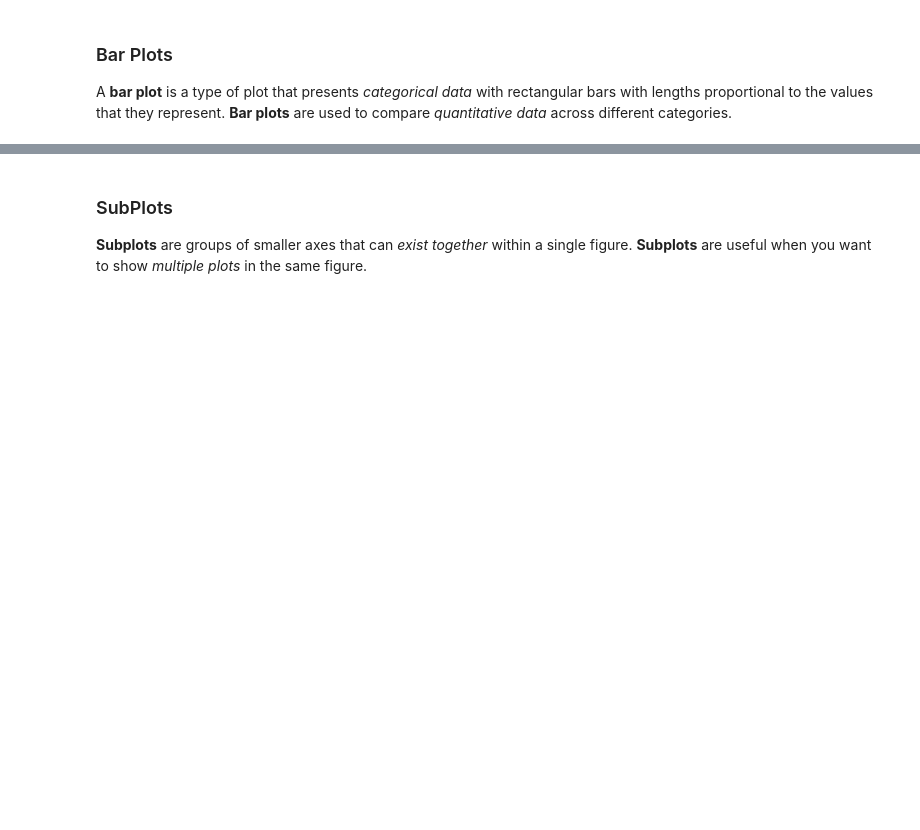
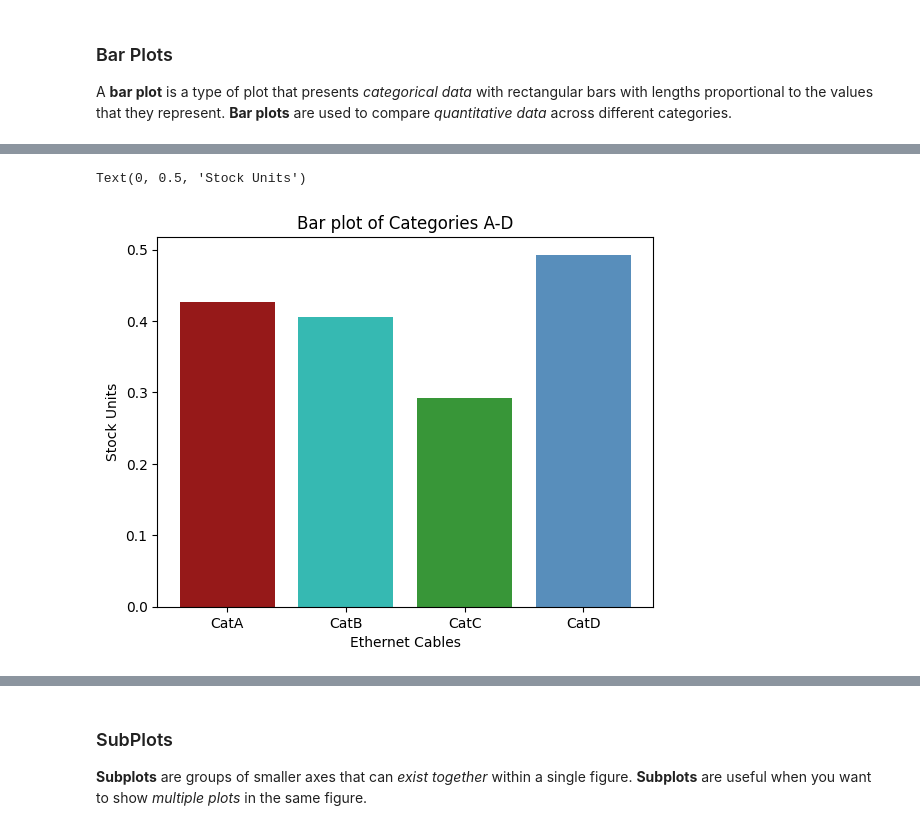
Before and after one commit to NicoG2023/Data_Science_Introduction, a Jupyter notebook: Classes/Matplotlib-Seaborn.ipynb, the cells around one changed output, grey strips where cells are left out. Cells and saved outputs as stored; diff of their text form; code cells hidden in the pictures; blank space fills up the shorter version.

```diff
--- a/Classes/Matplotlib-Seaborn.ipynb
+++ b/Classes/Matplotlib-Seaborn.ipynb
@@ -145,18 +184,23 @@ import numpy as np
 # %%
 import matplotlib.pyplot as plt
 import numpy as np
 
 # Class labels
-
+classes = ['CatA', 'CatB', 'CatC', 'CatD']
 # Generate random values for each class
-
+values = np.random.rand(len(classes))
 # Specify colors for each bar
-
+colors = ['darkred', 'lightseagreen', 'forestgreen', 'steelblue']
 # Create bar plot with different colors
-
+plt.bar(classes, values, color=colors, alpha=0.9)
 # Adding titles and labels
-
+plt.title('Bar plot of Categories A-D')
+plt.xlabel('Ethernet Cables')
+plt.ylabel('Stock Units')
 # Display the plot
+# %% [output]
+Text(0, 0.5, 'Stock Units')
+[figure, added]
 # %%
 import matplotlib.pyplot as plt
 import numpy as np
```
Also changed, not shown: parts of 9 cells of this notebook, 8 other files.
